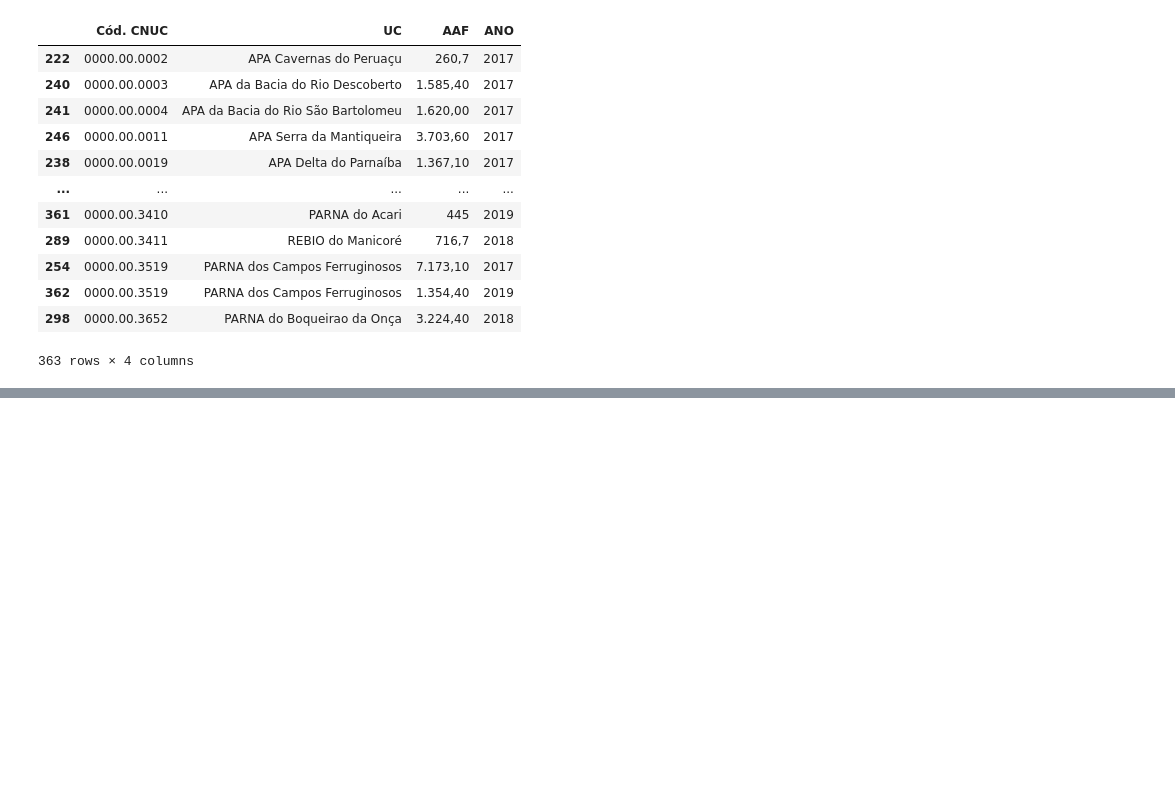
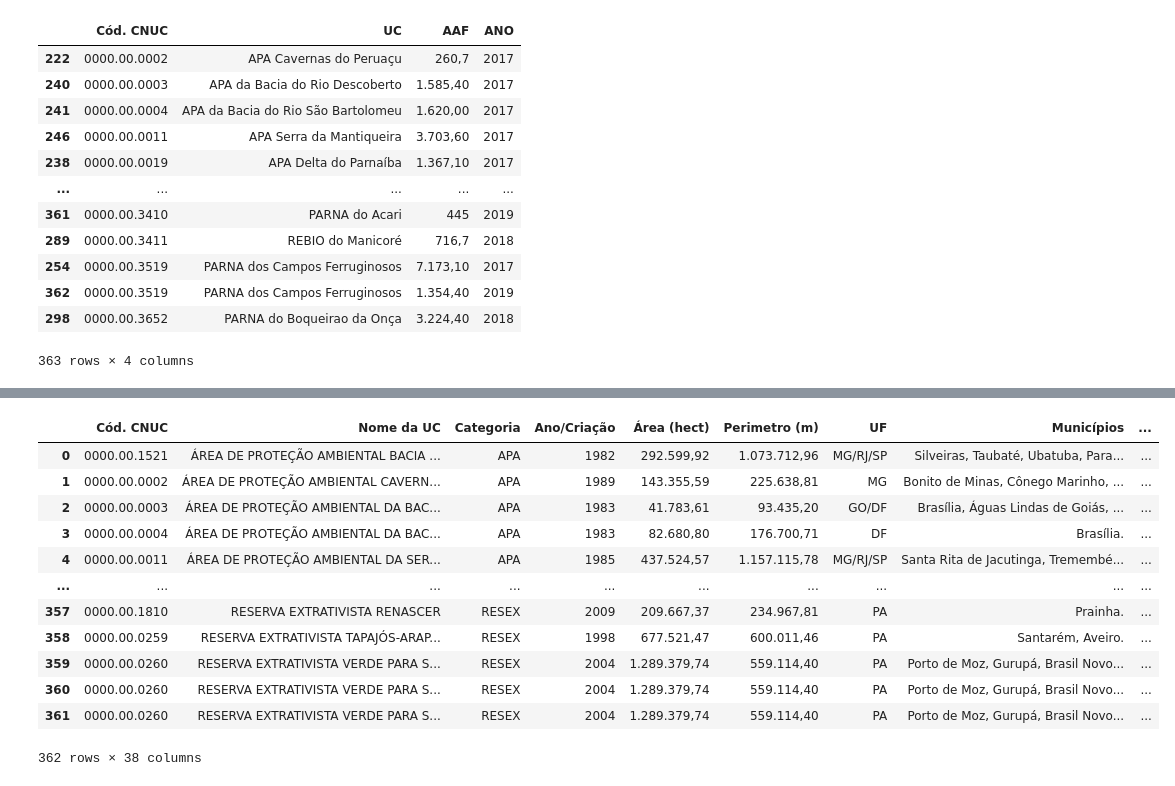
Before and after one commit to augustotavio/intro_python_verao_ime_2023, a Jupyter notebook: exercicios/relatorioFinal.ipynb, the cells around one changed output, grey strips where cells are left out. Cells and saved outputs as stored; diff of their text form; code cells hidden in the pictures; blank space fills up the shorter version.

```diff
--- a/exercicios/relatorioFinal.ipynb
+++ b/exercicios/relatorioFinal.ipynb
@@ -97,0 +117,20 @@ df_incen2.sort_values(by=['Cód. CNUC'])
+# %%
+df_lim_incen_desma = pd.merge(df_lim_incen2,df_desm, how='inner', on="Cód. CNUC")
+
+df_lim_incen_desma2 = df_lim_incen_desma.copy()
+
+df_lim_incen_desma2
+# %% [output]
+|  | Cód. CNUC | Nome da UC | Categoria | Ano/Criação | Área (hect) | Perimetro (m) | UF | Municípios | ... |
+| 0 | 0000.00.1521 | ÁREA DE PROTEÇÃO AMBIENTAL BACIA ... | APA | 1982 | 292.599,92 | 1.073.712,96 | MG/RJ/SP | Silveiras, Taubaté, Ubatuba, Para... | ... |
+| 1 | 0000.00.0002 | ÁREA DE PROTEÇÃO AMBIENTAL CAVERN... | APA | 1989 | 143.355,59 | 225.638,81 | MG | Bonito de Minas, Cônego Marinho, ... | ... |
+| 2 | 0000.00.0003 | ÁREA DE PROTEÇÃO AMBIENTAL DA BAC... | APA | 1983 | 41.783,61 | 93.435,20 | GO/DF | Brasília, Águas Lindas de Goiás, ... | ... |
+| 3 | 0000.00.0004 | ÁREA DE PROTEÇÃO AMBIENTAL DA BAC... | APA | 1983 | 82.680,80 | 176.700,71 | DF | Brasília. | ... |
+| 4 | 0000.00.0011 | ÁREA DE PROTEÇÃO AMBIENTAL DA SER... | APA | 1985 | 437.524,57 | 1.157.115,78 | MG/RJ/SP | Santa Rita de Jacutinga, Tremembé... | ... |
+| ... | ... | ... | ... | ... | ... | ... | ... | ... | ... |
+| 357 | 0000.00.1810 | RESERVA EXTRATIVISTA RENASCER | RESEX | 2009 | 209.667,37 | 234.967,81 | PA | Prainha. | ... |
+| 358 | 0000.00.0259 | RESERVA EXTRATIVISTA TAPAJÓS-ARAP... | RESEX | 1998 | 677.521,47 | 600.011,46 | PA | Santarém, Aveiro. | ... |
+| 359 | 0000.00.0260 | RESERVA EXTRATIVISTA VERDE PARA S... | RESEX | 2004 | 1.289.379,74 | 559.114,40 | PA | Porto de Moz, Gurupá, Brasil Novo... | ... |
+| 360 | 0000.00.0260 | RESERVA EXTRATIVISTA VERDE PARA S... | RESEX | 2004 | 1.289.379,74 | 559.114,40 | PA | Porto de Moz, Gurupá, Brasil Novo... | ... |
+| 361 | 0000.00.0260 | RESERVA EXTRATIVISTA VERDE PARA S... | RESEX | 2004 | 1.289.379,74 | 559.114,40 | PA | Porto de Moz, Gurupá, Brasil Novo... | ... |
+362 rows × 38 columns
```
Also changed, not shown: parts of 1 cell of this notebook, 2 other files.
